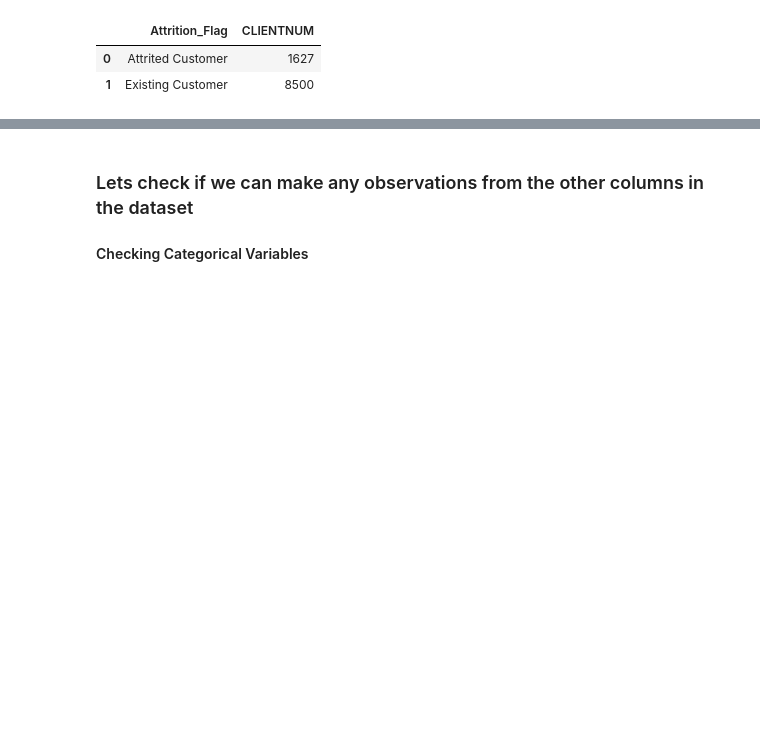
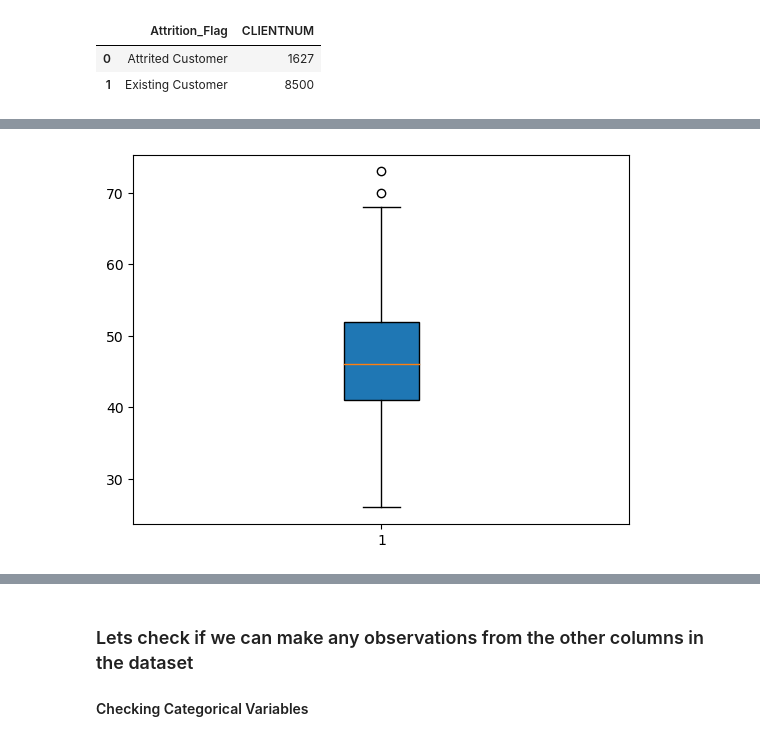
Before and after one commit to change0z/Portfolio, a Jupyter notebook: Test_DA/Test_Data_Analysis.ipynb, the cells around one changed output, grey strips where cells are left out. Drawn from its saved outputs; the diff is of its cells as text; code cells hidden in the pictures; blank space fills up the shorter version.

```diff
--- a/Test_DA/Test_Data_Analysis.ipynb
+++ b/Test_DA/Test_Data_Analysis.ipynb
@@ -223,3 +234,7 @@ fig.update_layout(legend=dict(
+# %%
+plt.boxplot(df['Customer_Age'],patch_artist=True);
+# %% [output]
+[figure, added]
 # %%
 # Mapping the target varibale (Attrition_Flag -> Attrited Customer, Existing Customer) to numeric values
 
```
Also changed, not shown: parts of 14 cells of this notebook.
